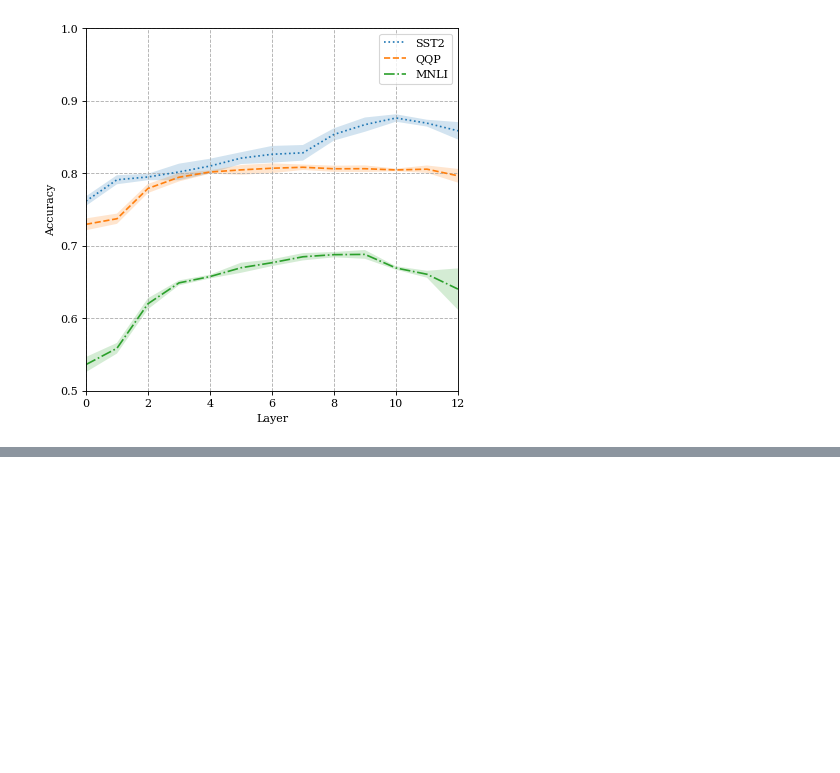
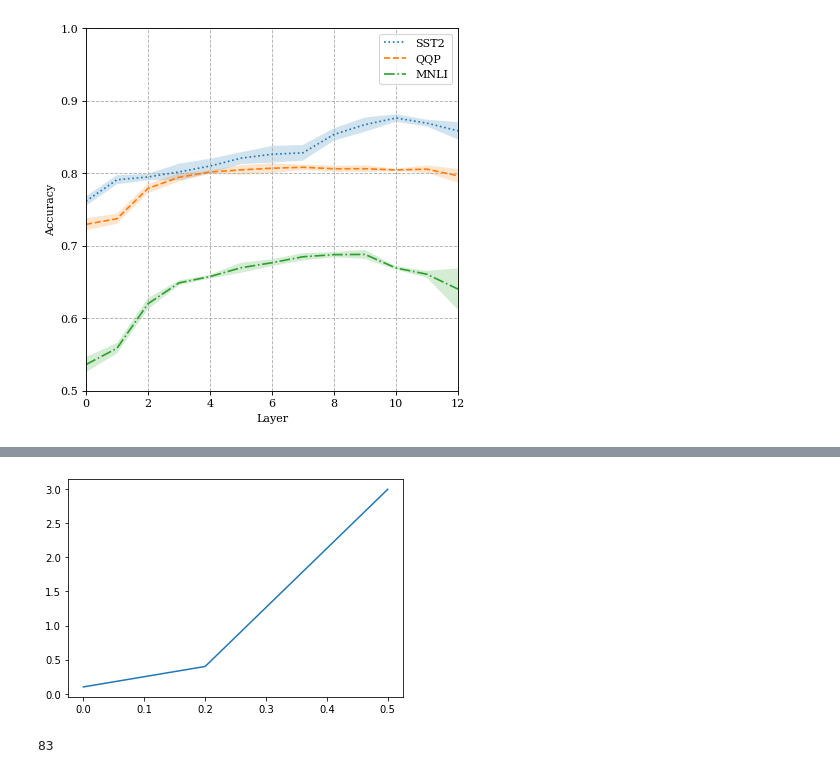
Before and after one commit to sergicastellasape/semantic-compression, a Jupyter notebook: plotting_figures.ipynb, the cells around one changed output, grey strips where cells are left out. Saved outputs shown, nothing was run; the diff lists cells and outputs as text; code cells hidden in the pictures; blank space fills up the shorter version.

```diff
--- a/plotting_figures.ipynb
+++ b/plotting_figures.ipynb
@@ -67,0 +103,8 @@ D = defaultdict(lambda: [])
+# %%
+plot_points([(0, 0.1), (0.2, 0.4), (0.5, 3)])
+# %% [output]
+[figure, added]
+# %%
+len("{'SST2': 0.5627296244554766, 'MNLI': 0.6049953091621398, 'QQP': 0.6312304337778789}")
+# %% [output]
+83
```
Also changed, not shown: parts of 6 cells of this notebook.
